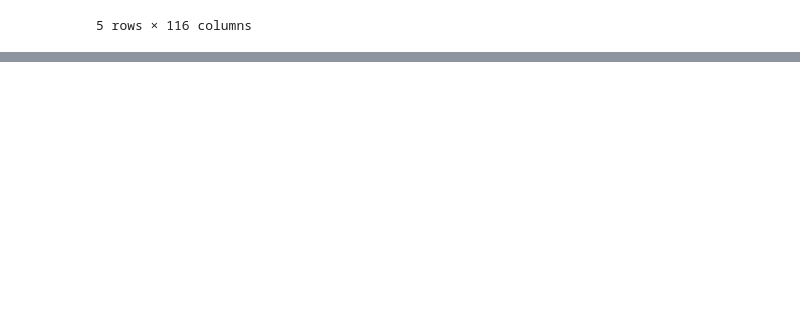
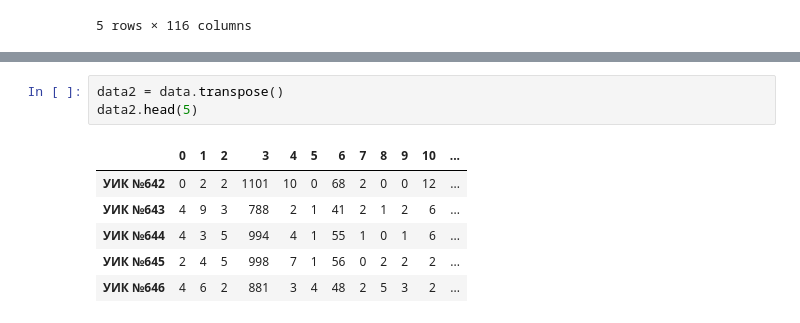
Before and after one commit to fortunto2/sterlitamak_duma2016, a Jupyter notebook: sterlitamak.ipynb, the cells around one changed output, grey strips where cells are left out. Drawn from its saved outputs; the diff is of its cells as text; blank space fills up the shorter version.

```diff
--- a/sterlitamak.ipynb
+++ b/sterlitamak.ipynb
@@ -30,0 +58,10 @@ data.plot()
+# %%
+data2 = data.transpose()
+data2.head(5)
+# %% [output]
+|  | 0 | 1 | 2 | 3 | 4 | 5 | 6 | 7 | 8 | 9 | 10 | ... |
+| УИК №642 | 0 | 2 | 2 | 1101 | 10 | 0 | 68 | 2 | 0 | 0 | 12 | ... |
+| УИК №643 | 4 | 9 | 3 | 788 | 2 | 1 | 41 | 2 | 1 | 2 | 6 | ... |
+| УИК №644 | 4 | 3 | 5 | 994 | 4 | 1 | 55 | 1 | 0 | 1 | 6 | ... |
+| УИК №645 | 2 | 4 | 5 | 998 | 7 | 1 | 56 | 0 | 2 | 2 | 2 | ... |
+| УИК №646 | 4 | 6 | 2 | 881 | 3 | 4 | 48 | 2 | 5 | 3 | 2 | ... |
```
Also changed, not shown: parts of 10 cells of this notebook.
